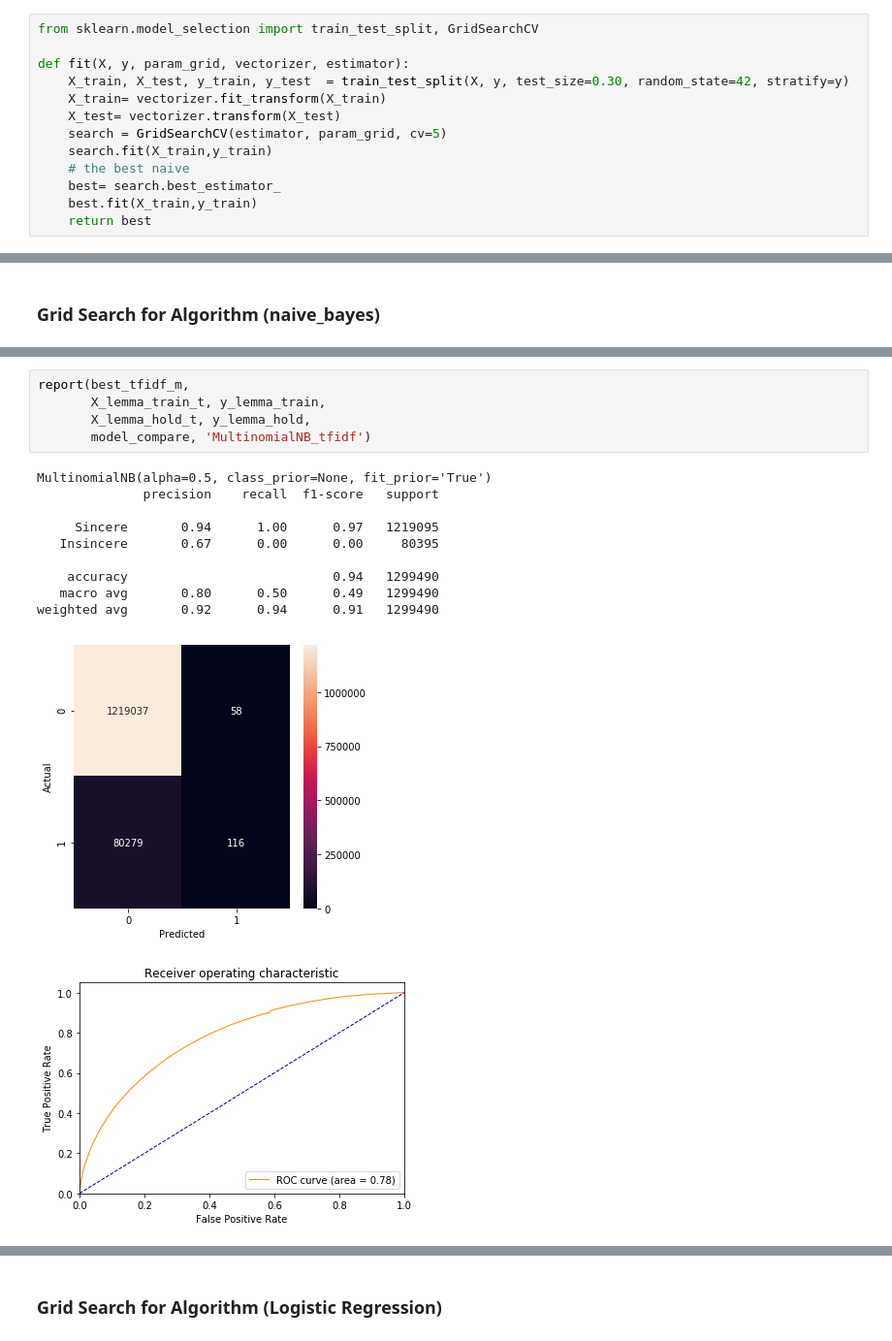
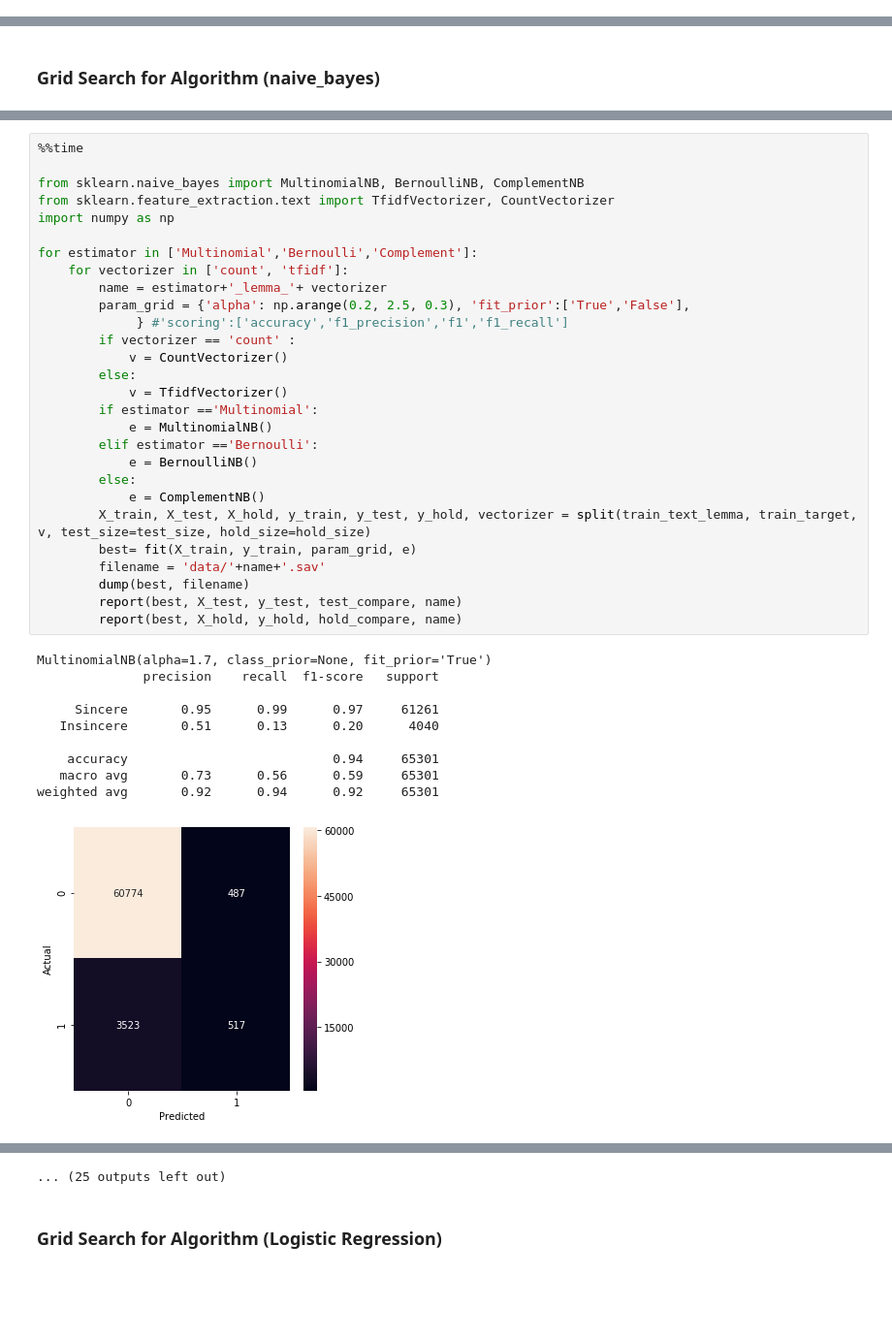
Before and after one commit to yungnien/Springboard, a Jupyter notebook: capstone/Prototype.ipynb, the cells around one changed output, grey strips where cells are left out. Shown at 97% size. Cells and saved outputs as stored; diff of their text form; blank space fills up the shorter version.

```diff
--- a/capstone/Prototype.ipynb
+++ b/capstone/Prototype.ipynb
@@ -218,15 +164,2 @@ Wall time: 40.4 s
 # %% [markdown]
 ## Bag Of Words Using Traiditonal Machine Learning
-# %%
-from sklearn.model_selection import train_test_split, GridSearchCV
-
-def fit(X, y, param_grid, vectorizer, estimator):
-    X_train, X_test, y_train, y_test  = train_test_split(X, y, test_size=0.30, random_state=42, stratify=y)
-    X_train= vectorizer.fit_transform(X_train)
-    X_test= vectorizer.transform(X_test)
-    search = GridSearchCV(estimator, param_grid, cv=5)
-    search.fit(X_train,y_train)
-    # the best naive
-    best= search.best_estimator_
-    best.fit(X_train,y_train)
-    return best
@@ -349,17 +261,39 @@ weighted avg       0.90      0.91      0.90   1299490
-# %%
-report(best_tfidf_m,
-       X_lemma_train_t, y_lemma_train,
-       X_lemma_hold_t, y_lemma_hold,
-       model_compare, 'MultinomialNB_tfidf')
-# %% [output]
-MultinomialNB(alpha=0.5, class_prior=None, fit_prior='True')
-              precision    recall  f1-score   support
-
-     Sincere       0.94      1.00      0.97   1219095
-   Insincere       0.67      0.00      0.00     80395
-
-    accuracy                           0.94   1299490
-   macro avg       0.80      0.50      0.49   1299490
-weighted avg       0.92      0.94      0.91   1299490
-[figure, removed]
-[figure, removed]
+# %%
+%%time
+
+from sklearn.naive_bayes import MultinomialNB, BernoulliNB, ComplementNB
+from sklearn.feature_extraction.text import TfidfVectorizer, CountVectorizer
+import numpy as np
+
+for estimator in ['Multinomial','Bernoulli','Complement']:
+    for vectorizer in ['count', 'tfidf']:
+        name = estimator+'_lemma_'+ vectorizer
+        param_grid = {'alpha': np.arange(0.2, 2.5, 0.3), 'fit_prior':['True','False'],
+             } #'scoring':['accuracy','f1_precision','f1','f1_recall']
+        if vectorizer == 'count' :
+            v = CountVectorizer()
+        else:
+            v = TfidfVectorizer()
+        if estimator =='Multinomial':
+            e = MultinomialNB()
+        elif estimator =='Bernoulli':
+            e = BernoulliNB()
+        else:
+            e = ComplementNB()
+        X_train, X_test, X_hold, y_train, y_test, y_hold, vectorizer = split(train_text_lemma, train_target, v, test_size=test_size, hold_size=hold_size)
+        best= fit(X_train, y_train, param_grid, e)
+        filename = 'data/'+name+'.sav'
+        dump(best, filename)
+        report(best, X_test, y_test, test_compare, name)
+        report(best, X_hold, y_hold, hold_compare, name)
+# %% [output]
+MultinomialNB(alpha=1.7, class_prior=None, fit_prior='True')
+              precision    recall  f1-score   support
+
+     Sincere       0.95      0.99      0.97     61261
+   Insincere       0.51      0.13      0.20      4040
+
+    accuracy                           0.94     65301
+   macro avg       0.73      0.56      0.59     65301
+weighted avg       0.92      0.94      0.92     65301
+[figure, added]
@@ -366,3 +334,4 @@ weighted avg       0.92      0.94      0.91   1299490
+... (25 outputs left out)
 # %% [markdown]
 ### Grid Search for Algorithm (Logistic Regression)
 # %%
```
Also changed, not shown: parts of 38 cells of this notebook.
